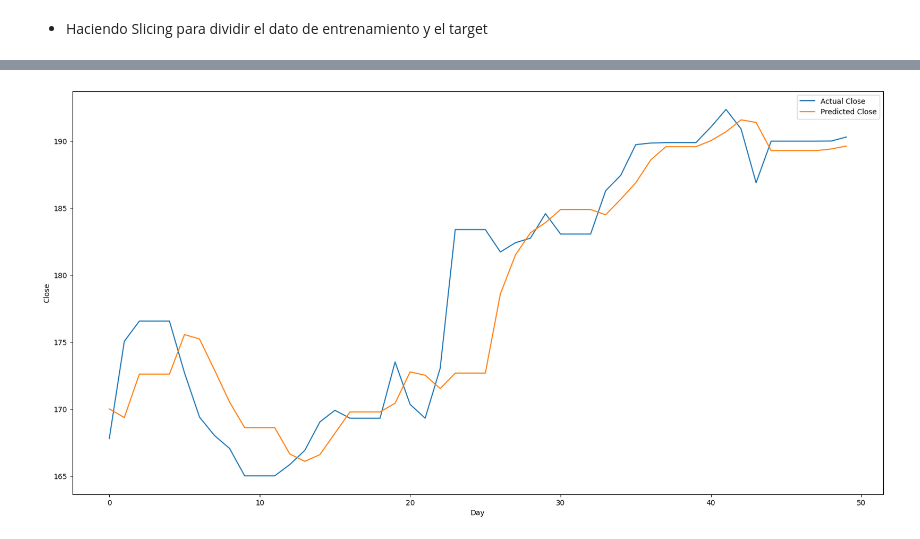
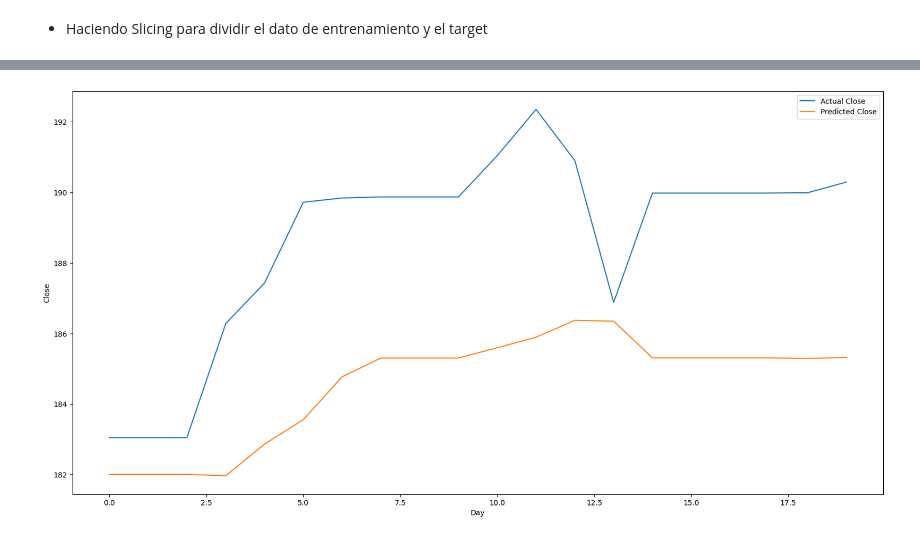
Before and after one commit to carlosgutierrezch/LSTM_Forecast, a Jupyter notebook: notebooks/Torch_model_2023.ipynb, the cells around one changed output, grey strips where cells are left out. Cells and saved outputs as stored; diff of their text form; code cells hidden in the pictures.

```diff
--- a/notebooks/Torch_model_2023.ipynb
+++ b/notebooks/Torch_model_2023.ipynb
@@ -167,7 +118,7 @@ def set_seed(seed):
 
 seed=42
 set_seed(seed)
-batch_size =16
+batch_size = 18
 train_dataset= TimeSeries(X_train,y_train)
 test_dataset= TimeSeries(X_test,y_test)
 
@@ -180,13 +151,13 @@ for _,batch in enumerate(train_loader):
     break
 
 class LSTM(nn.Module):
-    def __init__(self,input_size,hidden_size,num_stacked_layers):
+    def __init__(self,input_size,hidden_size,num_stacked_layers,dropout_rate=0.05):
         super().__init__()
         self.hidden_size= hidden_size
         self.num_stacked_layers= num_stacked_layers
 
         self.lstm= nn.LSTM(input_size,hidden_size,num_stacked_layers,
-                           batch_first=True)
+                           batch_first=True,dropout=dropout_rate)
         self.fc= nn.Linear(hidden_size,1)
 
     def forward(self,x):
@@ -361,7 +325,7 @@ array([135.21      , 135.26999924, 137.86999989, 137.86999989,
 # %%
 test_predictions = model(X_test.to(device)).detach().cpu().numpy().flatten()
 
-dummies = np.zeros((X_test.shape[0], 10+1))
+dummies = np.zeros((X_test.shape[0], 3+1))
 dummies[:, 0] = test_predictions
 dummies = scaler.inverse_transform(dummies)
 
@@ -384,5 +352,5 @@ array([169.9921818 , 169.35120673, 172.58964054, 172.58964054,
 # %%
-dummies = np.zeros((X_test.shape[0], 10+1))
+dummies = np.zeros((X_test.shape[0], 3+1))
 dummies[:, 0] = y_test.flatten()
 dummies = scaler.inverse_transform(dummies)
 
@@ -421,10 +421,10 @@ print(test_predictions)
 # %%
 plt.figure(figsize=(20,10))
-plt.plot(new_y_test, label='Actual Close')
-plt.plot(test_predictions, label='Predicted Close')
+plt.plot(new_y_test[-20:], label='Actual Close')
+plt.plot(test_predictions[-20:], label='Predicted Close')
 plt.xlabel('Day')
 plt.ylabel('Close')
 plt.legend()
 plt.show()
 # %% [output]
-[figure, old version]
+[figure, new version]
```
Also changed, not shown: parts of 25 cells of this notebook, 6 other files.
